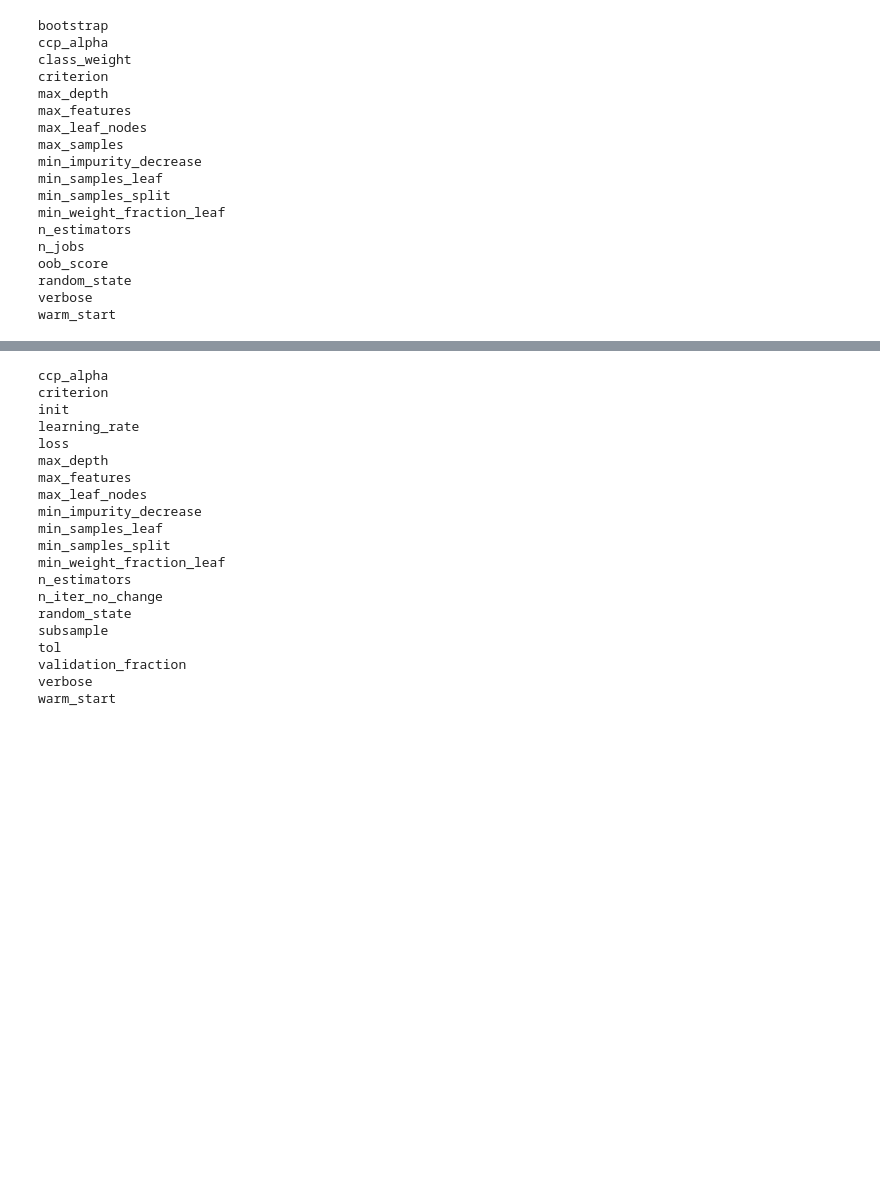
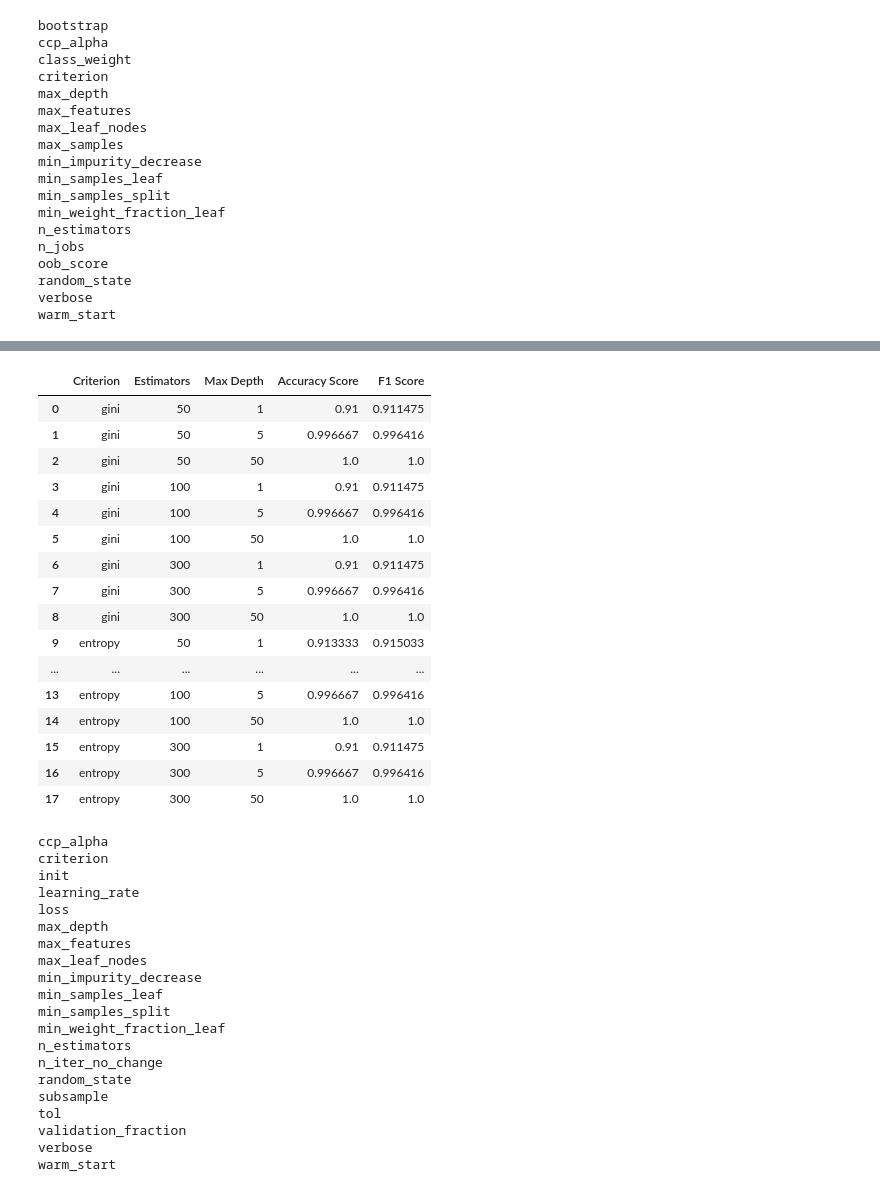
Before and after one commit to nixmaverick1997/EnsembleMethods, a Jupyter notebook: EnsembleMethods.ipynb, the cells around one changed output, grey strips where cells are left out. Cells and saved outputs as stored; diff of their text form; code cells hidden in the pictures; blank space fills up the shorter version.

```diff
--- a/EnsembleMethods.ipynb
+++ b/EnsembleMethods.ipynb
@@ -202,4 +213,24 @@ oooo F1 score=  1.0
 ... (25 outputs left out)
+# %%
+df_rf
+# %% [output]
+|  | Criterion | Estimators | Max Depth | Accuracy Score | F1 Score |
+| 0 | gini | 50 | 1 | 0.91 | 0.911475 |
+| 1 | gini | 50 | 5 | 0.996667 | 0.996416 |
+| 2 | gini | 50 | 50 | 1.0 | 1.0 |
+| 3 | gini | 100 | 1 | 0.91 | 0.911475 |
+| 4 | gini | 100 | 5 | 0.996667 | 0.996416 |
+| 5 | gini | 100 | 50 | 1.0 | 1.0 |
+| 6 | gini | 300 | 1 | 0.91 | 0.911475 |
+| 7 | gini | 300 | 5 | 0.996667 | 0.996416 |
+| 8 | gini | 300 | 50 | 1.0 | 1.0 |
+| 9 | entropy | 50 | 1 | 0.913333 | 0.915033 |
+| ... | ... | ... | ... | ... | ... |
+| 13 | entropy | 100 | 5 | 0.996667 | 0.996416 |
+| 14 | entropy | 100 | 50 | 1.0 | 1.0 |
+| 15 | entropy | 300 | 1 | 0.91 | 0.911475 |
+| 16 | entropy | 300 | 5 | 0.996667 | 0.996416 |
+| 17 | entropy | 300 | 50 | 1.0 | 1.0 |
 # %%
 #gradient boosting
 model_gbc=GradientBoostingClassifier()
```
Also changed, not shown: parts of 8 cells of this notebook.
